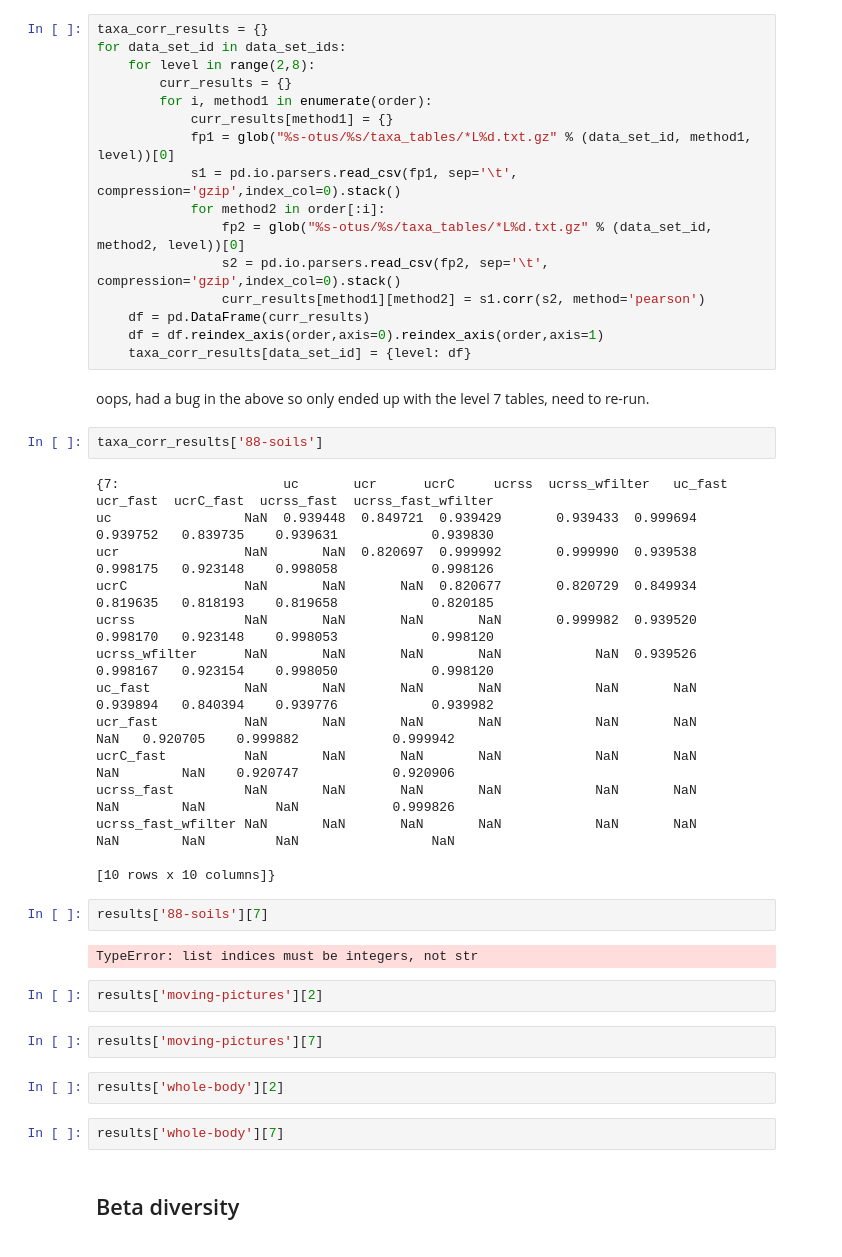
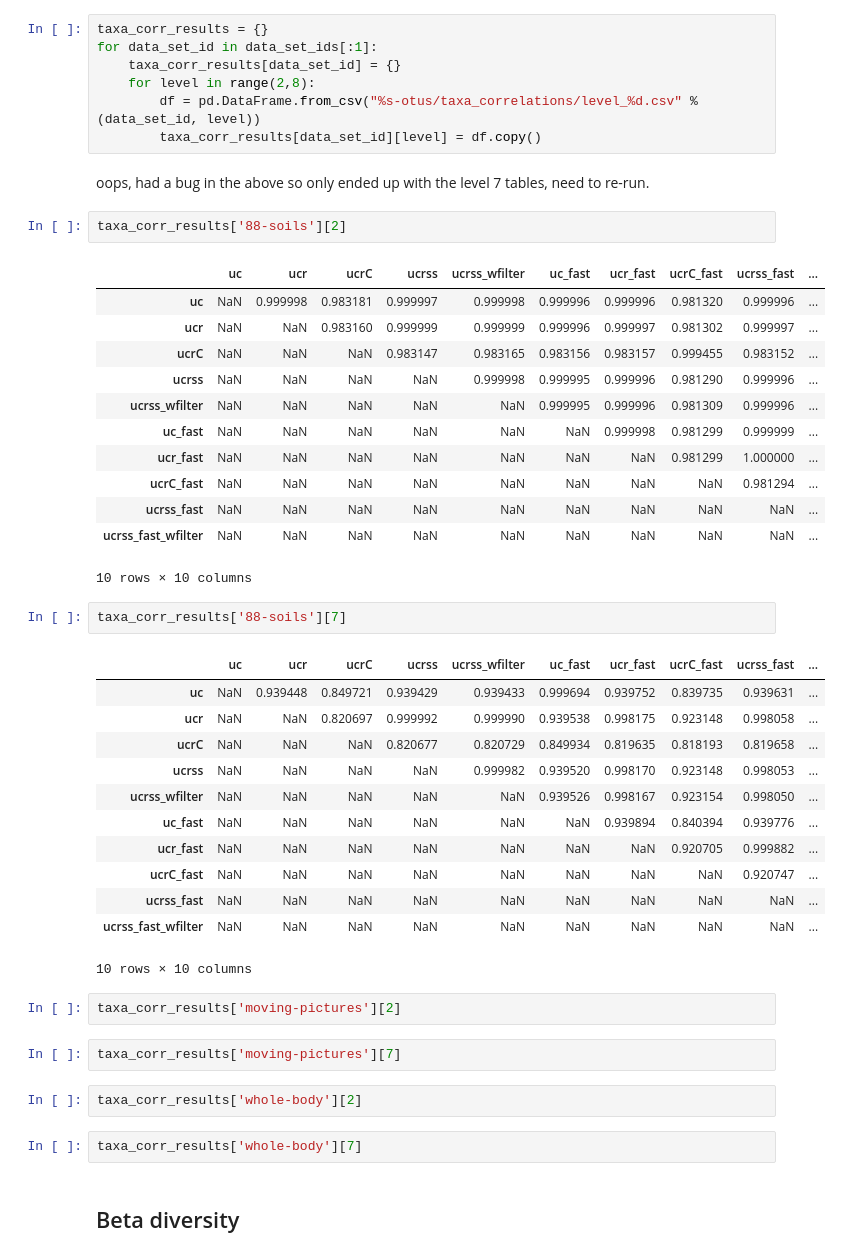
Before and after one commit to caporaso-lab/cloaked-octo-ninja, a Jupyter notebook: analyses.ipynb, the cells around one changed output. Drawn from its saved outputs; the diff is of its cells as text.

Commit message:
fixed issues with taxa correlation computations

```diff
--- a/analyses.ipynb
+++ b/analyses.ipynb
@@ -189,52 +189,53 @@ gs_results[('whole-body', 'ucr')][:10]
 10 rows × 2 columns
 # %% [markdown]
 ## Taxa summary correlation
-# %%
-taxa_corr_results = {}
-for data_set_id in data_set_ids:
-    for level in range(2,8):
-        curr_results = {}
-        for i, method1 in enumerate(order):
-            curr_results[method1] = {}
-            fp1 = glob("%s-otus/%s/taxa_tables/*L%d.txt.gz" % (data_set_id, method1, level))[0]
-            s1 = pd.io.parsers.read_csv(fp1, sep='\t', compression='gzip',index_col=0).stack()
-            for method2 in order[:i]:
-                fp2 = glob("%s-otus/%s/taxa_tables/*L%d.txt.gz" % (data_set_id, method2, level))[0]
-                s2 = pd.io.parsers.read_csv(fp2, sep='\t', compression='gzip',index_col=0).stack()
-                curr_results[method1][method2] = s1.corr(s2, method='pearson')
-    df = pd.DataFrame(curr_results)
-    df = df.reindex_axis(order,axis=0).reindex_axis(order,axis=1)
-    taxa_corr_results[data_set_id] = {level: df}
+# %%
+taxa_corr_results = {}
+for data_set_id in data_set_ids[:1]:
+    taxa_corr_results[data_set_id] = {}
+    for level in range(2,8):
+        df = pd.DataFrame.from_csv("%s-otus/taxa_correlations/level_%d.csv" % (data_set_id, level))
+        taxa_corr_results[data_set_id][level] = df.copy()
 # %% [markdown]
 oops, had a bug in the above so only ended up with the level 7 tables, need to re-run.
 # %%
-taxa_corr_results['88-soils']
+taxa_corr_results['88-soils'][2]
 # %% [output]
+|  | uc | ucr | ucrC | ucrss | ucrss_wfilter | uc_fast | ucr_fast | ucrC_fast | ucrss_fast | ... |
+| uc | NaN | 0.999998 | 0.983181 | 0.999997 | 0.999998 | 0.999996 | 0.999996 | 0.981320 | 0.999996 | ... |
+| ucr | NaN | NaN | 0.983160 | 0.999999 | 0.999999 | 0.999996 | 0.999997 | 0.981302 | 0.999997 | ... |
+| ucrC | NaN | NaN | NaN | 0.983147 | 0.983165 | 0.983156 | 0.983157 | 0.999455 | 0.983152 | ... |
+| ucrss | NaN | NaN | NaN | NaN | 0.999998 | 0.999995 | 0.999996 | 0.981290 | 0.999996 | ... |
+| ucrss_wfilter | NaN | NaN | NaN | NaN | NaN | 0.999995 | 0.999996 | 0.981309 | 0.999996 | ... |
+| uc_fast | NaN | NaN | NaN | NaN | NaN | NaN | 0.999998 | 0.981299 | 0.999999 | ... |
+| ucr_fast | NaN | NaN | NaN | NaN | NaN | NaN | NaN | 0.981299 | 1.000000 | ... |
+| ucrC_fast | NaN | NaN | NaN | NaN | NaN | NaN | NaN | NaN | 0.981294 | ... |
+| ucrss_fast | NaN | NaN | NaN | NaN | NaN | NaN | NaN | NaN | NaN | ... |
+| ucrss_fast_wfilter | NaN | NaN | NaN | NaN | NaN | NaN | NaN | NaN | NaN | ... |
-{7:                     uc       ucr      ucrC     ucrss  ucrss_wfilter   uc_fast  ucr_fast  ucrC_fast  ucrss_fast  ucrss_fast_wfilter
-uc                 NaN  0.939448  0.849721  0.939429       0.939433  0.999694  0.939752   0.839735    0.939631            0.939830
-ucr                NaN       NaN  0.820697  0.999992       0.999990  0.939538  0.998175   0.923148    0.998058            0.998126
-ucrC               NaN       NaN       NaN  0.820677       0.820729  0.849934  0.819635   0.818193    0.819658            0.820185
-ucrss              NaN       NaN       NaN       NaN       0.999982  0.939520  0.998170   0.923148    0.998053            0.998120
-ucrss_wfilter      NaN       NaN       NaN       NaN            NaN  0.939526  0.998167   0.923154    0.998050            0.998120
-uc_fast            NaN       NaN       NaN       NaN            NaN       NaN  0.939894   0.840394    0.939776            0.939982
-ucr_fast           NaN       NaN       NaN       NaN            NaN       NaN       NaN   0.920705    0.999882            0.999942
-ucrC_fast          NaN       NaN       NaN       NaN            NaN       NaN       NaN        NaN    0.920747            0.920906
-ucrss_fast         NaN       NaN       NaN       NaN            NaN       NaN       NaN        NaN         NaN            0.999826
-ucrss_fast_wfilter NaN       NaN       NaN       NaN            NaN       NaN       NaN        NaN         NaN                 NaN
-
-[10 rows x 10 columns]}
+10 rows × 10 columns
 # %%
-results['88-soils'][7]
+taxa_corr_results['88-soils'][7]
 # %% [output]
+|  | uc | ucr | ucrC | ucrss | ucrss_wfilter | uc_fast | ucr_fast | ucrC_fast | ucrss_fast | ... |
+| uc | NaN | 0.939448 | 0.849721 | 0.939429 | 0.939433 | 0.999694 | 0.939752 | 0.839735 | 0.939631 | ... |
+| ucr | NaN | NaN | 0.820697 | 0.999992 | 0.999990 | 0.939538 | 0.998175 | 0.923148 | 0.998058 | ... |
+| ucrC | NaN | NaN | NaN | 0.820677 | 0.820729 | 0.849934 | 0.819635 | 0.818193 | 0.819658 | ... |
+| ucrss | NaN | NaN | NaN | NaN | 0.999982 | 0.939520 | 0.998170 | 0.923148 | 0.998053 | ... |
+| ucrss_wfilter | NaN | NaN | NaN | NaN | NaN | 0.939526 | 0.998167 | 0.923154 | 0.998050 | ... |
+| uc_fast | NaN | NaN | NaN | NaN | NaN | NaN | 0.939894 | 0.840394 | 0.939776 | ... |
+| ucr_fast | NaN | NaN | NaN | NaN | NaN | NaN | NaN | 0.920705 | 0.999882 | ... |
+| ucrC_fast | NaN | NaN | NaN | NaN | NaN | NaN | NaN | NaN | 0.920747 | ... |
+| ucrss_fast | NaN | NaN | NaN | NaN | NaN | NaN | NaN | NaN | NaN | ... |
+| ucrss_fast_wfilter | NaN | NaN | NaN | NaN | NaN | NaN | NaN | NaN | NaN | ... |
-TypeError: list indices must be integers, not str
+10 rows × 10 columns
 # %%
-results['moving-pictures'][2]
+taxa_corr_results['moving-pictures'][2]
 # %%
-results['moving-pictures'][7]
+taxa_corr_results['moving-pictures'][7]
 # %%
-results['whole-body'][2]
+taxa_corr_results['whole-body'][2]
 # %%
-results['whole-body'][7]
+taxa_corr_results['whole-body'][7]
 # %% [markdown]
 ## Beta diversity
 # %%
```
Also changed, not shown: 1 other file.
